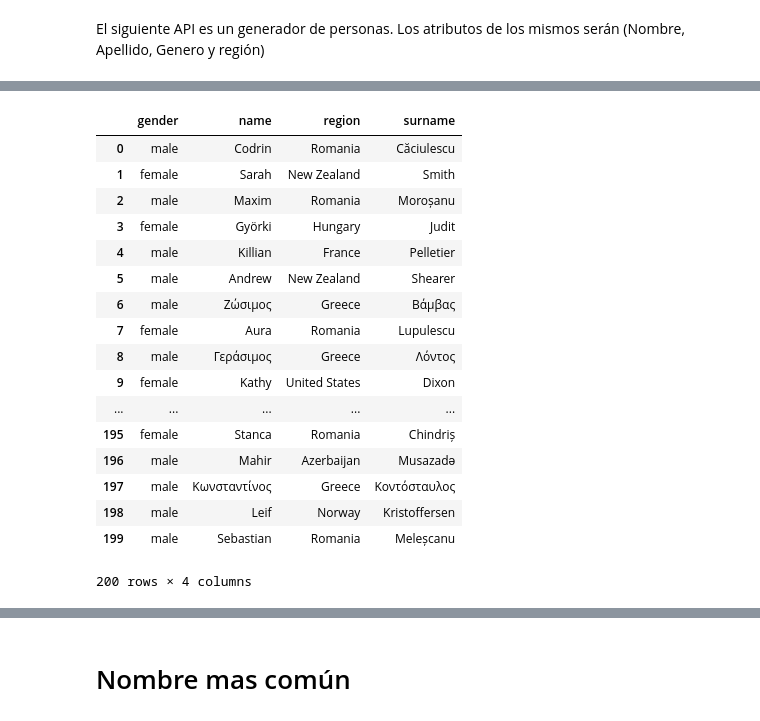
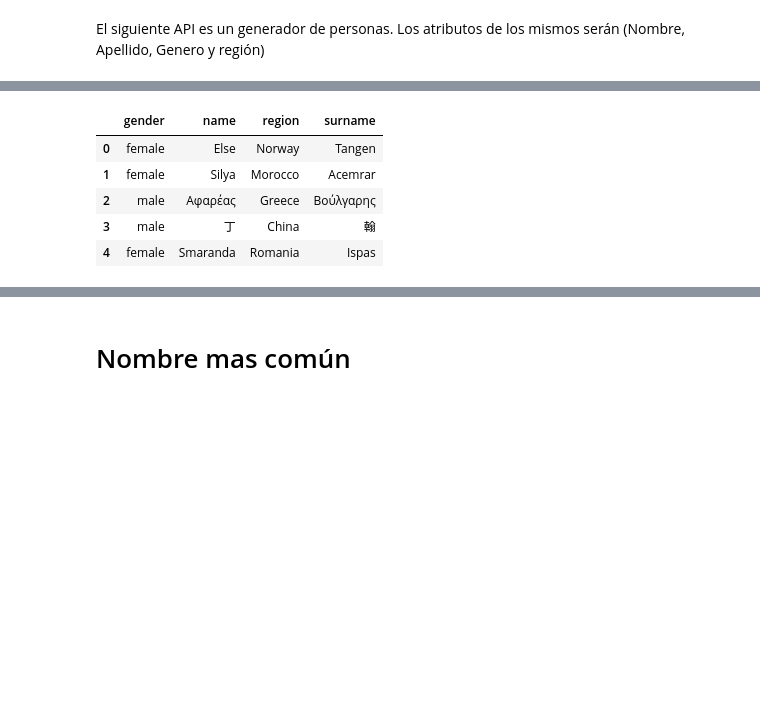
Before and after one commit to alejandrofrank/datamad0119, a Jupyter notebook: module-1/web-project/your-code/main.ipynb, the cells around one changed output, grey strips where cells are left out. Cells and saved outputs as stored; diff of their text form; code cells hidden in the pictures; blank space fills up the shorter version.

```diff
--- a/module-1/web-project/your-code/main.ipynb
+++ b/module-1/web-project/your-code/main.ipynb
@@ -36,22 +36,10 @@ results
 # %%
 people=pd.DataFrame(results)
-people.head(200)
+people.head()
 # %% [output]
 |  | gender | name | region | surname |
-| 0 | male | Codrin | Romania | Căciulescu |
-| 1 | female | Sarah | New Zealand | Smith |
-| 2 | male | Maxim | Romania | Moroșanu |
-| 3 | female | Györki | Hungary | Judit |
-| 4 | male | Killian | France | Pelletier |
-| 5 | male | Andrew | New Zealand | Shearer |
-| 6 | male | Ζώσιμος | Greece | Βάμβας |
-| 7 | female | Aura | Romania | Lupulescu |
-| 8 | male | Γεράσιμος | Greece | Λόντος |
-| 9 | female | Kathy | United States | Dixon |
-| ... | ... | ... | ... | ... |
-| 195 | female | Stanca | Romania | Chindriș |
-| 196 | male | Mahir | Azerbaijan | Musazadə |
-| 197 | male | Κωνσταντίνος | Greece | Κοντόσταυλος |
-| 198 | male | Leif | Norway | Kristoffersen |
-| 199 | male | Sebastian | Romania | Meleșcanu |
+| 0 | female | Else | Norway | Tangen |
+| 1 | female | Silya | Morocco | Acemrar |
+| 2 | male | Αφαρέας | Greece | Βούλγαρης |
+| 3 | male | 丁 | China | 翰 |
+| 4 | female | Smaranda | Romania | Ispas |
-200 rows × 4 columns
```
Also changed, not shown: parts of 6 cells of this notebook.
